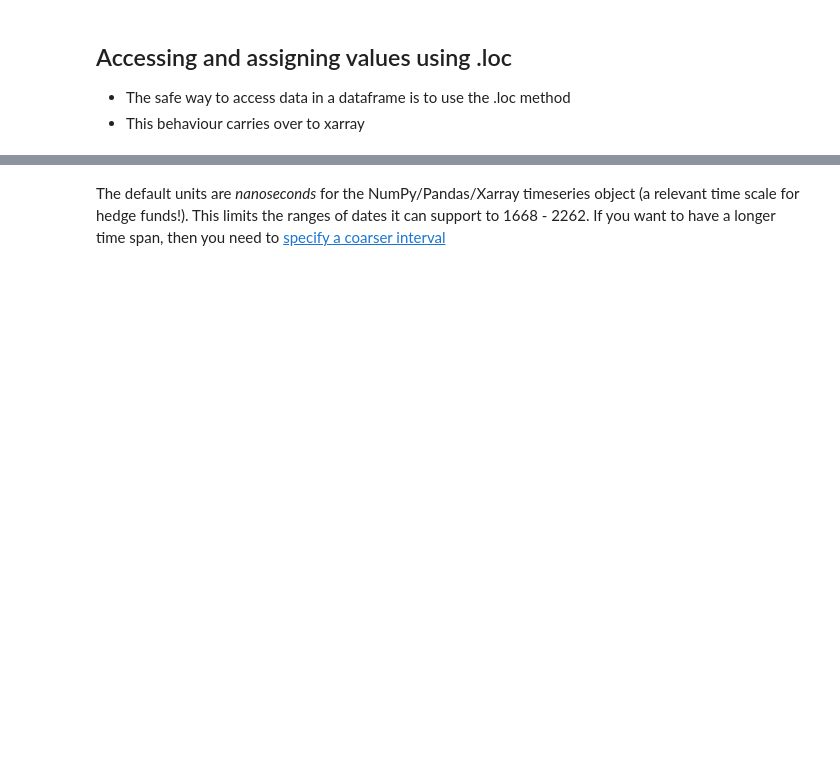
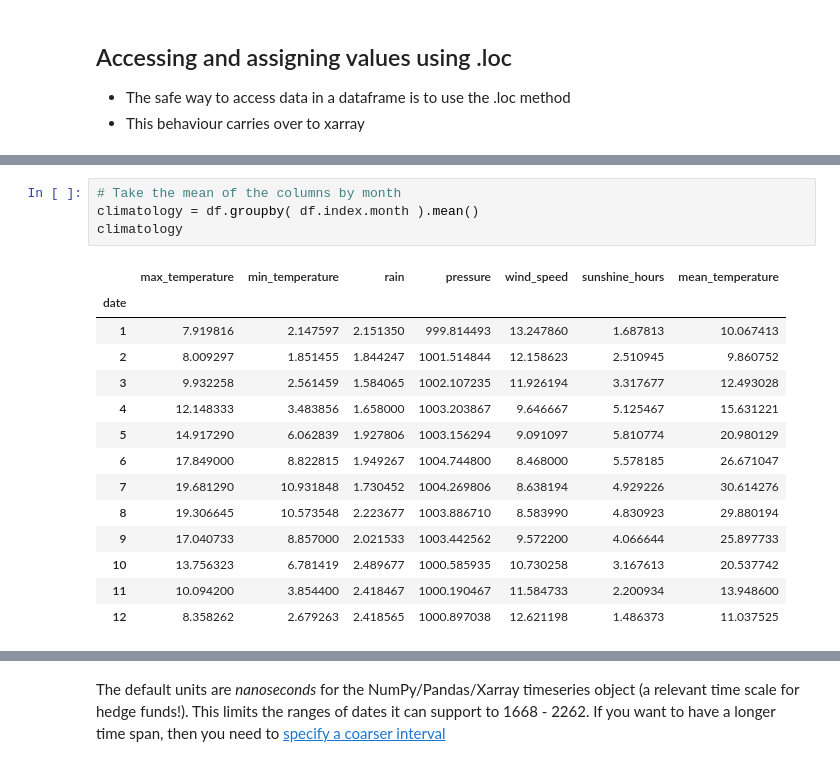
Before and after one commit to braaannigan/climate_python_intro, a Jupyter notebook: pandas_1.ipynb, the cells around one changed output, grey strips where cells are left out. Drawn from its saved outputs; the diff is of its cells as text; blank space fills up the shorter version.

```diff
--- a/pandas_1.ipynb
+++ b/pandas_1.ipynb
@@ -116,0 +216,19 @@ Pandas has excellent support for time series analysis. This means that you can d
+# %%
+# Take the mean of the columns by month
+climatology = df.groupby( df.index.month ).mean()
+climatology
+# %% [output]
+|  | max_temperature | min_temperature | rain | pressure | wind_speed | sunshine_hours | mean_temperature |
+| date |  |  |  |  |  |  |  |
+| 1 | 7.919816 | 2.147597 | 2.151350 | 999.814493 | 13.247860 | 1.687813 | 10.067413 |
+| 2 | 8.009297 | 1.851455 | 1.844247 | 1001.514844 | 12.158623 | 2.510945 | 9.860752 |
+| 3 | 9.932258 | 2.561459 | 1.584065 | 1002.107235 | 11.926194 | 3.317677 | 12.493028 |
+| 4 | 12.148333 | 3.483856 | 1.658000 | 1003.203867 | 9.646667 | 5.125467 | 15.631221 |
+| 5 | 14.917290 | 6.062839 | 1.927806 | 1003.156294 | 9.091097 | 5.810774 | 20.980129 |
+| 6 | 17.849000 | 8.822815 | 1.949267 | 1004.744800 | 8.468000 | 5.578185 | 26.671047 |
+| 7 | 19.681290 | 10.931848 | 1.730452 | 1004.269806 | 8.638194 | 4.929226 | 30.614276 |
+| 8 | 19.306645 | 10.573548 | 2.223677 | 1003.886710 | 8.583990 | 4.830923 | 29.880194 |
+| 9 | 17.040733 | 8.857000 | 2.021533 | 1003.442562 | 9.572200 | 4.066644 | 25.897733 |
+| 10 | 13.756323 | 6.781419 | 2.489677 | 1000.585935 | 10.730258 | 3.167613 | 20.537742 |
+| 11 | 10.094200 | 3.854400 | 2.418467 | 1000.190467 | 11.584733 | 2.200934 | 13.948600 |
+| 12 | 8.358262 | 2.679263 | 2.418565 | 1000.897038 | 12.621198 | 1.486373 | 11.037525 |
```
Also changed, not shown: parts of 47 cells of this notebook.
